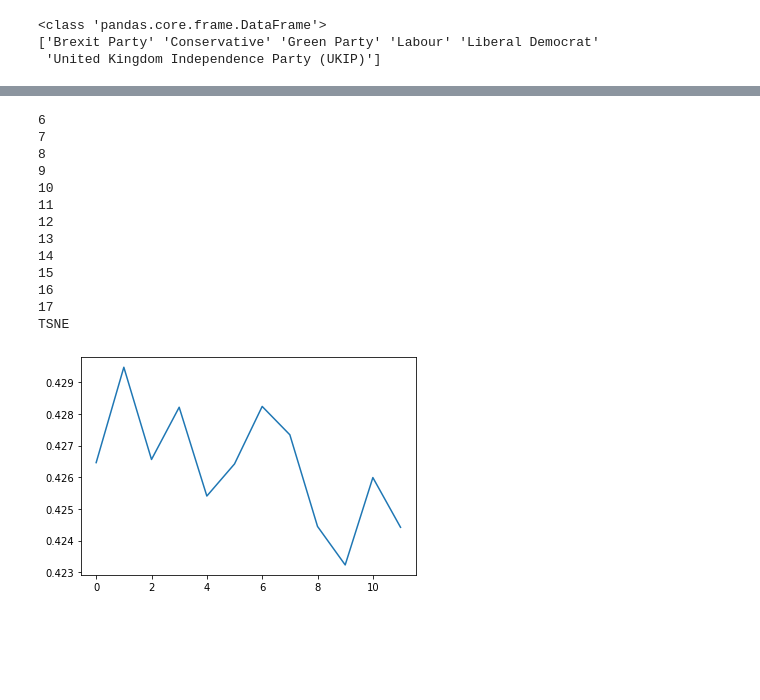
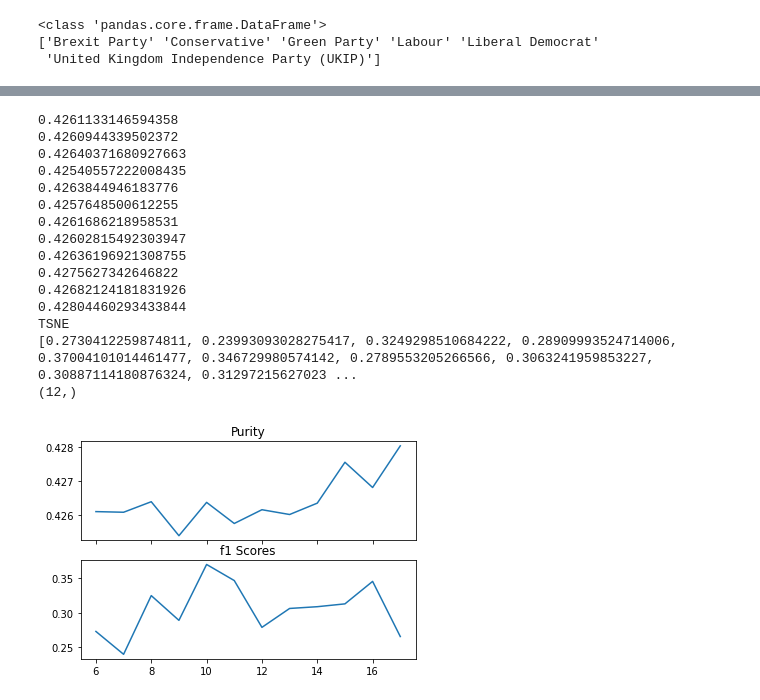
Before and after one commit to rbromley19/MDM_3_Politics, a Jupyter notebook: Dimreduction Comparison.ipynb, the cells around one changed output, grey strips where cells are left out. Saved outputs shown, nothing was run; the diff lists cells and outputs as text; code cells hidden in the pictures; blank space fills up the shorter version.

Commit message:
more plots

```diff
--- a/Dimreduction Comparison.ipynb
+++ b/Dimreduction Comparison.ipynb
@@ -154,0 +233,5 @@ purities = dict()
+# %%
+scaleddf = scaleddf.reset_index(drop=True)
+data = scaleddf
+purities = dict()
+f1s=dict()
@@ -154,0 +250,13 @@ purities = dict()
+# %%
+fig, ax = plt.subplots(2, sharex=True)
+clusters = range(6,18)
+for i in purities.keys():
+    ax[0].plot(clusters,purities[i],label = i)
+    ax[0].set_title("Purity With KMeans Optimal Assignments")
+    ax[0].legend()
+    ax[0].set_ylabel("Purities")
+    ax[1].plot(clusters,f1s[i],label = i)
+    ax[1].set_title("F1 With KMeans Optimal Assignments")
+    ax[1].legend()
+    ax[1].set_xlabel("Number of Clusters")
+    ax[1].set_ylabel("F1 Scores")
@@ -183,5 +291,5 @@ scaleddf = scaleddf.reset_index(drop=True)
 # %%
-
+"""
 purity_values = []
 cluster_numbers = []
 for i in range(6,18):
@@ -190,5 +298,5 @@ for i in range(6,18):
     kmeans = KMeans( n_clusters = i+1)
     kmeans.fit_predict(kmeansmatrix)
     mean_purity = purity_check(kmeans.labels_,scaleddf,i,vote_or_pref=idmode)
-    purity_values.append(mean_purity)
+    purity_values.append(mean_purity)"""
 # %% [output]
@@ -227,21 +323,23 @@ Text(0.5, 1.0, 'Comparison of Kmeans Purities with Dim Reduction')
 # %%
 from sklearn.manifold import TSNE
-tsnedata = TSNE(n_components=2,learning_rate='auto').fit_transform(kmeansmatrix)
+tsnedata = TSNE(n_components=2).fit_transform(kmeansmatrix)
 purity_values = []
 cluster_numbers = []
 kmpurity(tsnedata,"TSNE")
 # %% [output]
-6
-7
-8
-9
-10
-11
-12
-13
-14
-15
-16
-17
+0.4261133146594358
+0.4260944339502372
+0.42640371680927663
+0.42540557222008435
+0.4263844946183776
+0.4257648500612255
+0.4261686218958531
+0.42602815492303947
+0.42636196921308755
+0.4275627342646822
+0.42682124181831926
+0.42804460293433844
 TSNE
+[0.2730412259874811, 0.23993093028275417, 0.3249298510684222, 0.28909993524714006, 0.37004101014461477, 0.346729980574142, 0.2789553205266566, 0.3063241959853227, 0.30887114180876324, 0.31297215627023 ...
+(12,)
-[figure, old version]
+[figure, new version]
```
Also changed, not shown: parts of 16 cells of this notebook, 1 other file.
